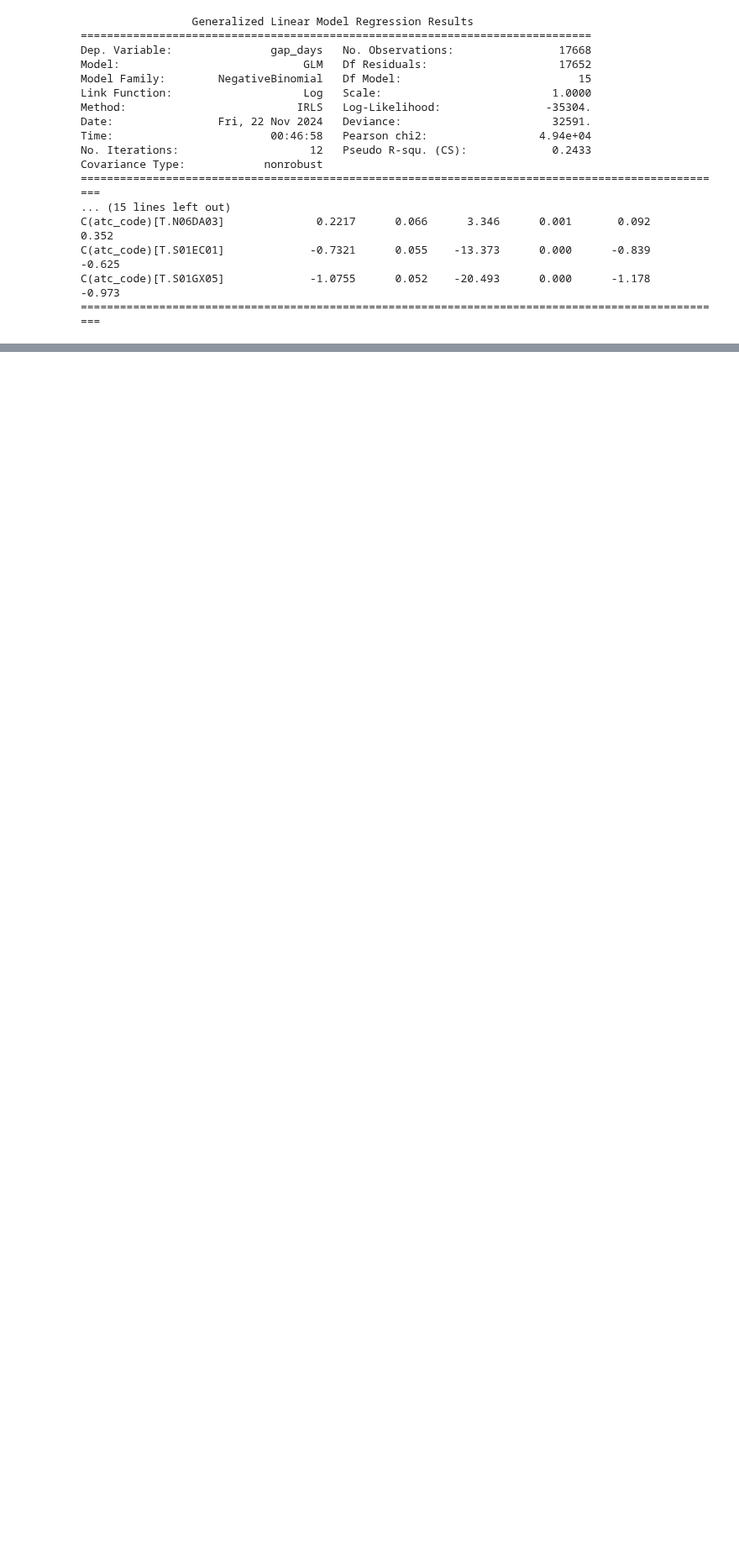
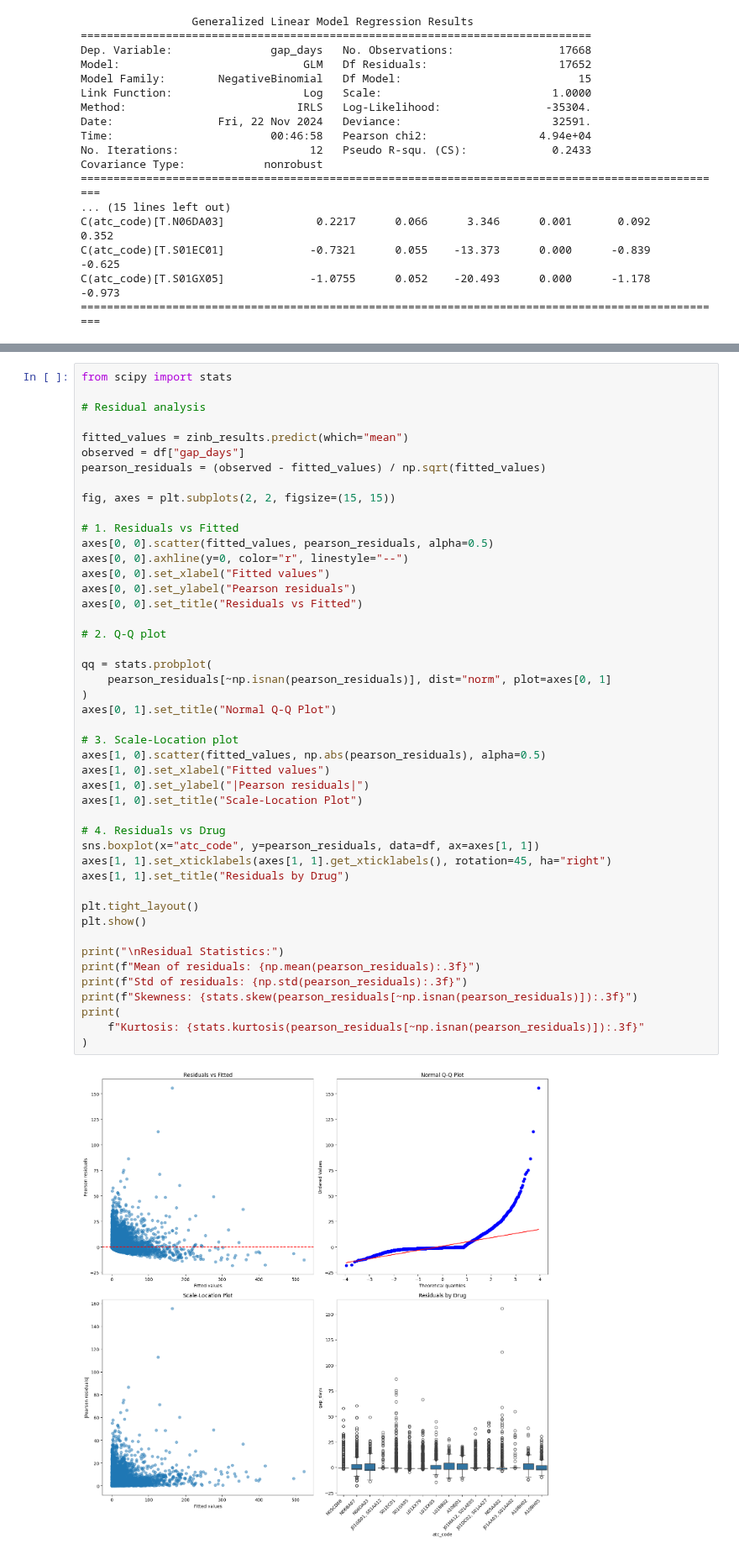
Before and after one commit to spicadust/Project_PerMed, a Jupyter notebook: notebooks/pattern/glm.ipynb, the cells around one changed output, grey strips where cells are left out. Shown at 84% size. Cells and saved outputs as stored; diff of their text form; blank space fills up the shorter version.

```diff
--- a/notebooks/pattern/glm.ipynb
+++ b/notebooks/pattern/glm.ipynb
@@ -267,0 +471,48 @@ Dispersion (Pearson Chi2/df): 2.80
+# %%
+from scipy import stats
+
+# Residual analysis
+
+fitted_values = zinb_results.predict(which="mean")
+observed = df["gap_days"]
+pearson_residuals = (observed - fitted_values) / np.sqrt(fitted_values)
+
+fig, axes = plt.subplots(2, 2, figsize=(15, 15))
+
+# 1. Residuals vs Fitted
+axes[0, 0].scatter(fitted_values, pearson_residuals, alpha=0.5)
+axes[0, 0].axhline(y=0, color="r", linestyle="--")
+axes[0, 0].set_xlabel("Fitted values")
+axes[0, 0].set_ylabel("Pearson residuals")
+axes[0, 0].set_title("Residuals vs Fitted")
+
+# 2. Q-Q plot
+
+qq = stats.probplot(
+    pearson_residuals[~np.isnan(pearson_residuals)], dist="norm", plot=axes[0, 1]
+)
+axes[0, 1].set_title("Normal Q-Q Plot")
+
+# 3. Scale-Location plot
+axes[1, 0].scatter(fitted_values, np.abs(pearson_residuals), alpha=0.5)
+axes[1, 0].set_xlabel("Fitted values")
+axes[1, 0].set_ylabel("|Pearson residuals|")
+axes[1, 0].set_title("Scale-Location Plot")
+
+# 4. Residuals vs Drug
+sns.boxplot(x="atc_code", y=pearson_residuals, data=df, ax=axes[1, 1])
+axes[1, 1].set_xticklabels(axes[1, 1].get_xticklabels(), rotation=45, ha="right")
+axes[1, 1].set_title("Residuals by Drug")
+
+plt.tight_layout()
+plt.show()
+
+print("\nResidual Statistics:")
+print(f"Mean of residuals: {np.mean(pearson_residuals):.3f}")
+print(f"Std of residuals: {np.std(pearson_residuals):.3f}")
+print(f"Skewness: {stats.skew(pearson_residuals[~np.isnan(pearson_residuals)]):.3f}")
+print(
+    f"Kurtosis: {stats.kurtosis(pearson_residuals[~np.isnan(pearson_residuals)]):.3f}"
+)
+# %% [output]
+[figure, added]
```
Also changed, not shown: parts of 23 cells of this notebook.
